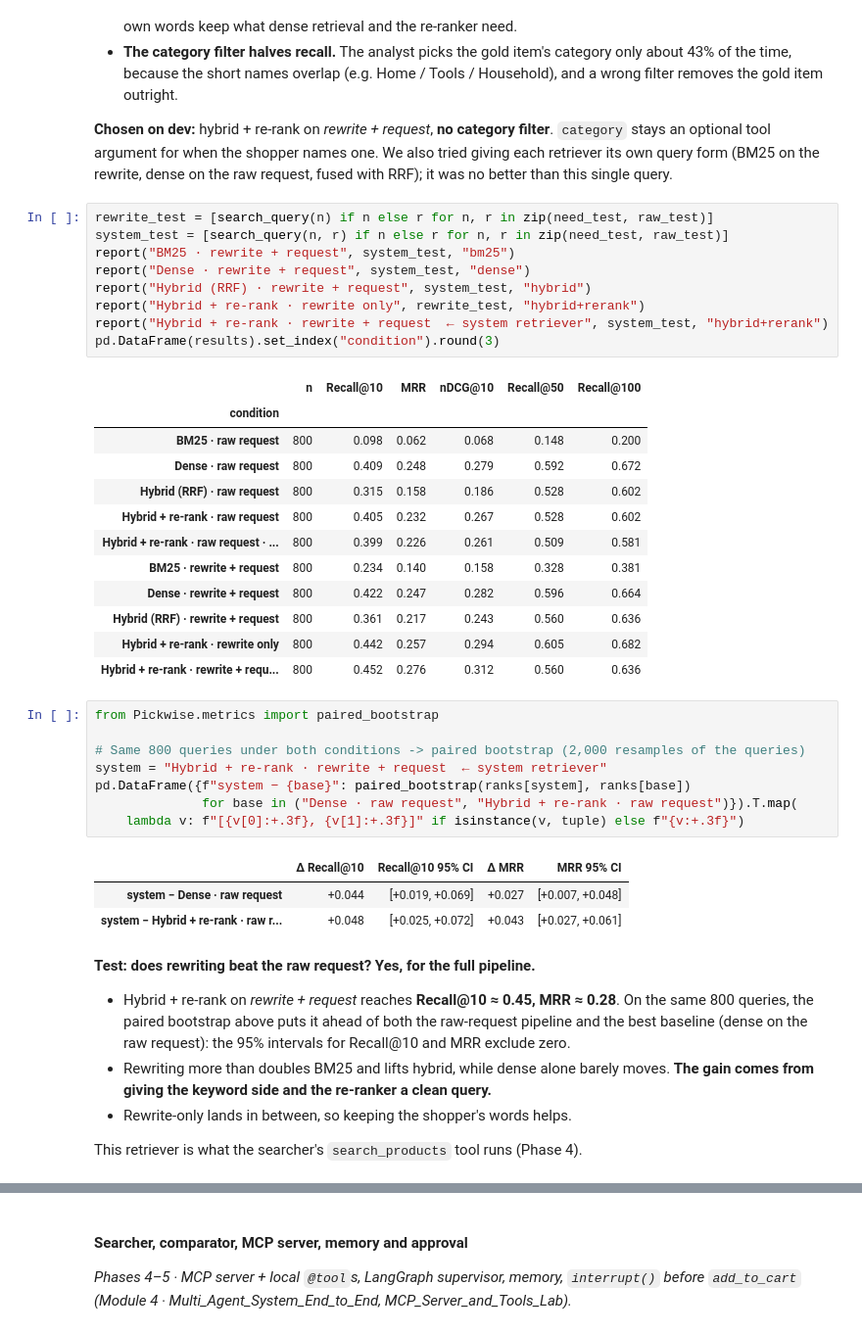
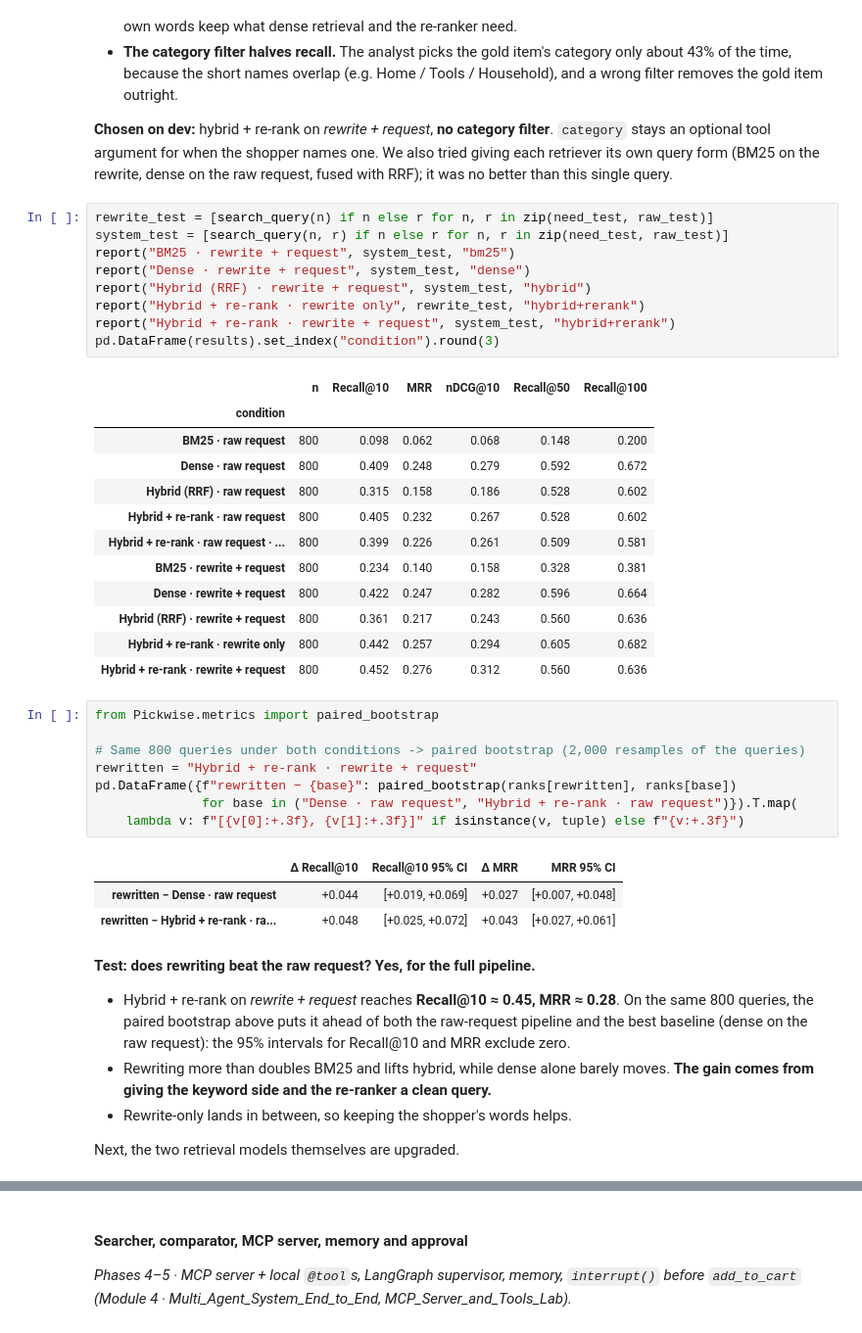
Before and after one commit to LalithMadhav-CODING/PickWise-A-Conversational-Shopping-Assistant, a Jupyter notebook: P14_Shopping_Assistant.ipynb, the cells around one changed output, grey strips where cells are left out. Shown at 98% size. Drawn from its saved outputs; the diff is of its cells as text.

```diff
--- a/P14_Shopping_Assistant.ipynb
+++ b/P14_Shopping_Assistant.ipynb
@@ -389,7 +393,7 @@ report("BM25 · rewrite + request", system_test, "bm25")
 report("Dense · rewrite + request", system_test, "dense")
 report("Hybrid (RRF) · rewrite + request", system_test, "hybrid")
 report("Hybrid + re-rank · rewrite only", rewrite_test, "hybrid+rerank")
-report("Hybrid + re-rank · rewrite + request  ← system retriever", system_test, "hybrid+rerank")
+report("Hybrid + re-rank · rewrite + request", system_test, "hybrid+rerank")
 pd.DataFrame(results).set_index("condition").round(3)
 # %% [output]
 |  | n | Recall@10 | MRR | nDCG@10 | Recall@50 | Recall@100 |
@@ -403,23 +407,23 @@ pd.DataFrame(results).set_index("condition").round(3)
 | Dense · rewrite + request | 800 | 0.422 | 0.247 | 0.282 | 0.596 | 0.664 |
 | Hybrid (RRF) · rewrite + request | 800 | 0.361 | 0.217 | 0.243 | 0.560 | 0.636 |
 | Hybrid + re-rank · rewrite only | 800 | 0.442 | 0.257 | 0.294 | 0.605 | 0.682 |
-| Hybrid + re-rank · rewrite + requ... | 800 | 0.452 | 0.276 | 0.312 | 0.560 | 0.636 |
+| Hybrid + re-rank · rewrite + request | 800 | 0.452 | 0.276 | 0.312 | 0.560 | 0.636 |
 # %%
 from Pickwise.metrics import paired_bootstrap
 
 # Same 800 queries under both conditions -> paired bootstrap (2,000 resamples of the queries)
-system = "Hybrid + re-rank · rewrite + request  ← system retriever"
-pd.DataFrame({f"system − {base}": paired_bootstrap(ranks[system], ranks[base])
+rewritten = "Hybrid + re-rank · rewrite + request"
+pd.DataFrame({f"rewritten − {base}": paired_bootstrap(ranks[rewritten], ranks[base])
               for base in ("Dense · raw request", "Hybrid + re-rank · raw request")}).T.map(
     lambda v: f"[{v[0]:+.3f}, {v[1]:+.3f}]" if isinstance(v, tuple) else f"{v:+.3f}")
 # %% [output]
 |  | Δ Recall@10 | Recall@10 95% CI | Δ MRR | MRR 95% CI |
-| system − Dense · raw request | +0.044 | [+0.019, +0.069] | +0.027 | [+0.007, +0.048] |
-| system − Hybrid + re-rank · raw r... | +0.048 | [+0.025, +0.072] | +0.043 | [+0.027, +0.061] |
+| rewritten − Dense · raw request | +0.044 | [+0.019, +0.069] | +0.027 | [+0.007, +0.048] |
+| rewritten − Hybrid + re-rank · ra... | +0.048 | [+0.025, +0.072] | +0.043 | [+0.027, +0.061] |
 # %% [markdown]
 **Test: does rewriting beat the raw request? Yes, for the full pipeline.**
 - Hybrid + re-rank on *rewrite + request* reaches **Recall@10 ≈ 0.45, MRR ≈ 0.28**. On the same 800 queries, the paired bootstrap above puts it ahead of both the raw-request pipeline and the best baseline (dense on the raw request): the 95% intervals for Recall@10 and MRR exclude zero.
 - Rewriting more than doubles BM25 and lifts hybrid, while dense alone barely moves. **The gain comes from giving the keyword side and the re-ranker a clean query.**
 - Rewrite-only lands in between, so keeping the shopper's words helps.
 
-This retriever is what the searcher's `search_products` tool runs (Phase 4).
+Next, the two retrieval models themselves are upgraded.
```
Also changed, not shown: parts of 11 cells of this notebook, 6 other files.
